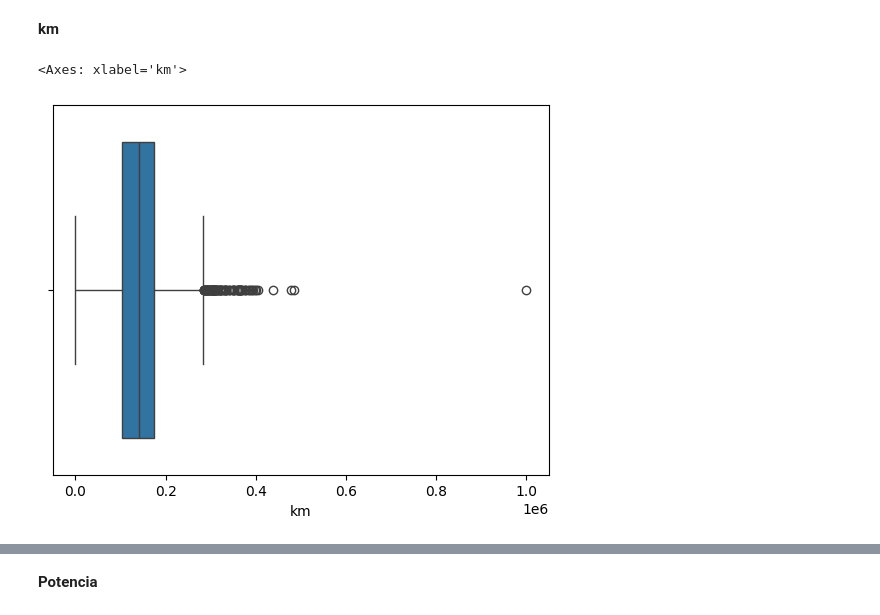
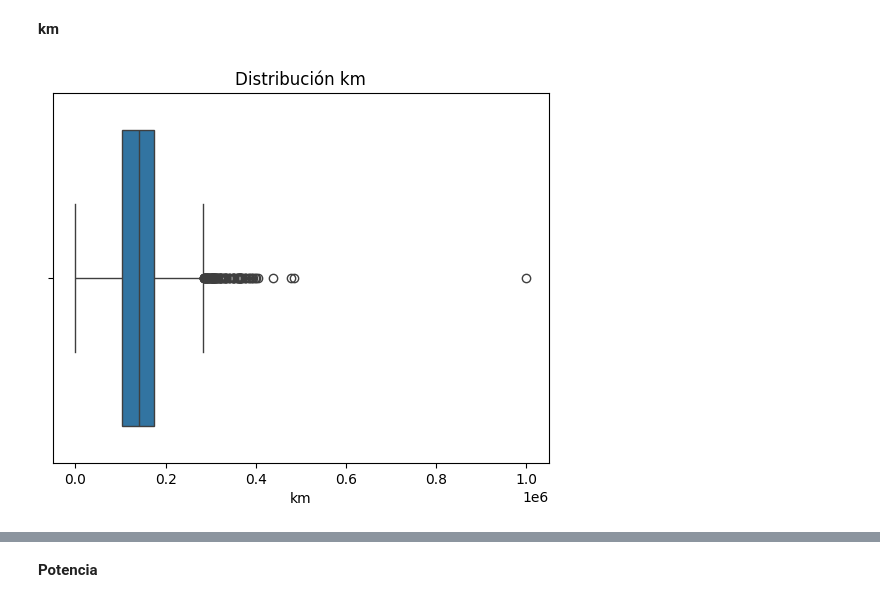
Before and after one commit to silviajlb/BMW-project, a Jupyter notebook: BMW_preprocessing.ipynb, the cells around one changed output, grey strips where cells are left out. Drawn from its saved outputs; the diff is of its cells as text; code cells hidden in the pictures.

```diff
--- a/BMW_preprocessing.ipynb
+++ b/BMW_preprocessing.ipynb
@@ -225,3 +226,8 @@ Nulos en categóricos que no se pueden agrupar por modelo
 # %%
-df_bmw1.isnull().sum()  # como el problema es que al hacer un groupby no se ha podido aplicar la moda, haremos la moda sin aplicar el grouby
+# como el problema es que al hacer un groupby no se ha podido aplicar la moda, haremos la moda sin aplicar el grouby
+for col in df_bmw1:
+  df_bmw1[col].fillna(df_bmw1[col].mode()[0], inplace = True)
+
+
+df_bmw1.isnull().sum().sum()
 # %% [output]
@@ -250,3 +234,0 @@ cols_null
-# %%
-for col in cols_null:
-  df_bmw1[col].fillna(df_bmw1[col].mode()[0], inplace = True)
@@ -513,6 +502,7 @@ for i in l_num:
 **km**
 # %%
 sns.boxplot(x=df_bmw4['km'])
+plt.title('Distribución km')
+plt.show()
 # %% [output]
-<Axes: xlabel='km'>
-[figure, old version]
+[figure, new version]
```
Also changed, not shown: parts of 49 cells of this notebook.
